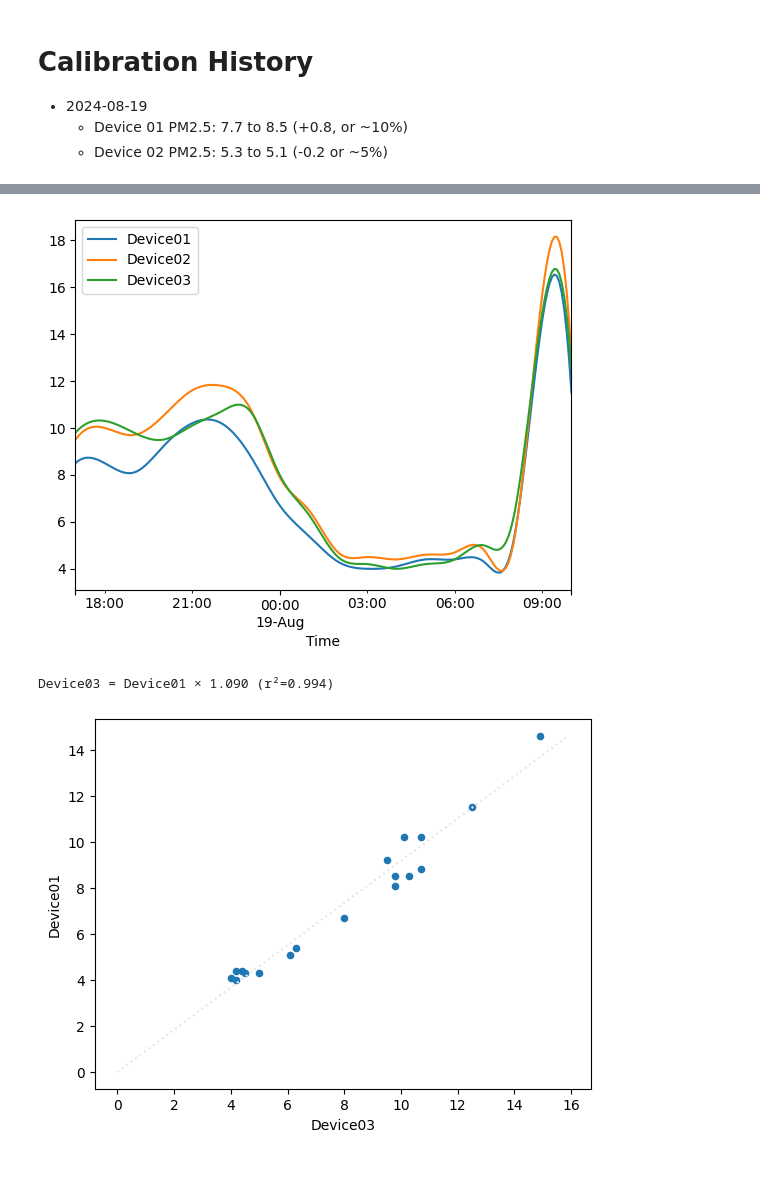
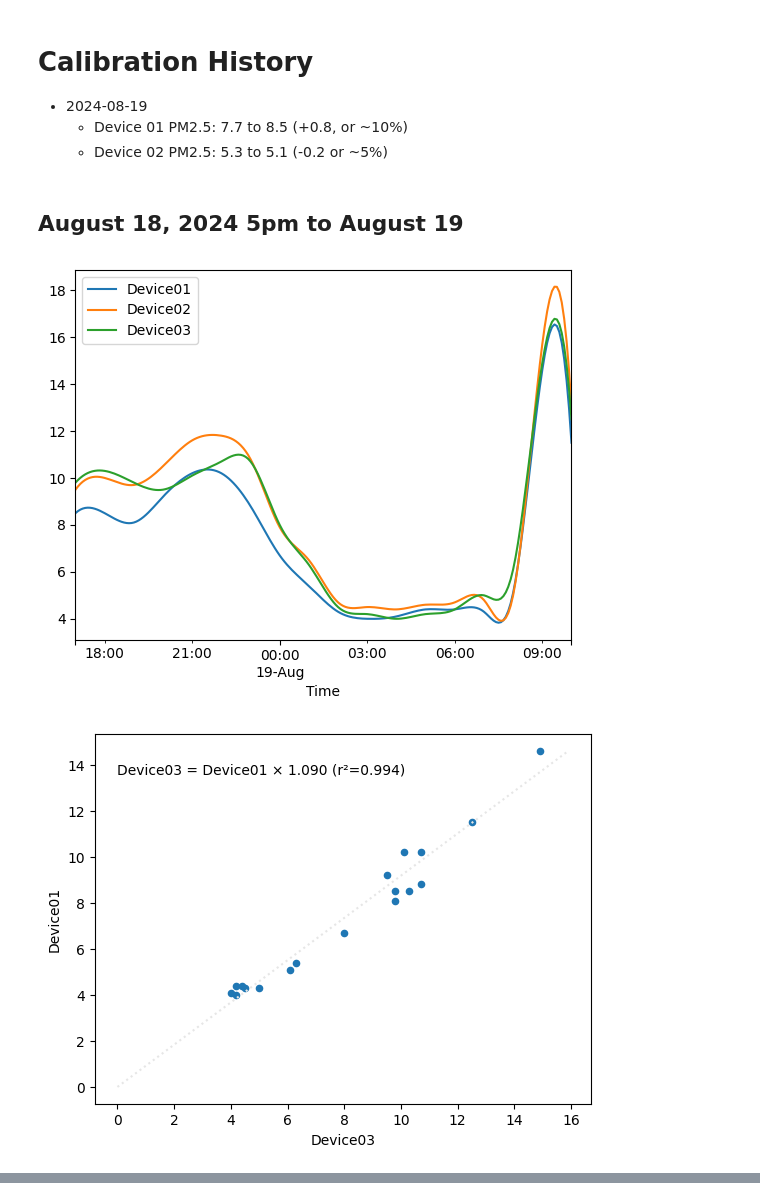
Before and after one commit to jackgene/trellis-aq, a Jupyter notebook: Sensor Calibration.ipynb, the cells around one changed output, grey strips where cells are left out. Drawn from its saved outputs; the diff is of its cells as text; code cells hidden in the pictures; blank space fills up the shorter version.

```diff
--- a/Sensor Calibration.ipynb
+++ b/Sensor Calibration.ipynb
@@ -12,19 +12,27 @@ from datetime import datetime, timedelta
 from functools import reduce
 from scipy.interpolate import interp1d
 # %%
-start_incl = datetime.fromisoformat("2024-08-18T17:00:00+08.00")
-end_excl = datetime.fromisoformat("2024-08-19T11:00:00+08.00")
-times = [start_incl + timedelta(hours=h) for h in range(int((end_excl - start_incl).total_seconds() / 60 / 60))]
-
 def calculate_adjustment(df: pd.DataFrame, dst: str, src: str):
     regression = sm.ols(formula=f"{dst} ~ {src} -1", data=df).fit()
     coefficient = regression.params.values[0]
     max_src = df[src].max()
-    print(f"{dst} = {src} × {coefficient:.3f} (r²={regression.rsquared:.3f})")
     ax = df.plot.scatter(dst, src)
     ax.plot([0, max_src * coefficient], [0, max_src], color="0.9", linestyle="dotted")
+    ax.text(x=0, y =max_src - 1, s=f"{dst} = {src} × {coefficient:.3f} (r²={regression.rsquared:.3f})")
 # %%
 %run "Common.ipynb"
+# %% [markdown]
+## August 18, 2024 5pm to August 19
 # %%
+start_incl = datetime.datetime.fromisoformat("2024-08-18T17:00:00+08.00")
+end_excl = datetime.datetime.fromisoformat("2024-08-19T11:00:00+08.00")
+times = [start_incl + datetime.timedelta(hours=h) for h in range(int((end_excl - start_incl).total_seconds() / 60 / 60))]
 dfs = [grp.reset_index(level=0, drop=True).rename(columns={"PM2.5(ug/m³)": f"Device{dev}"}) for dev, grp in df.loc[(slice(None), times), ["PM2.5(ug/m³)"]].groupby(level=0)]
 pivoted_df = reduce(lambda l, r: l.join(r), dfs)
+
+_ = pivoted_df.resample("5min").interpolate(method="cubic").plot()
+calculate_adjustment(pivoted_df, "Device03", "Device01")
+calculate_adjustment(pivoted_df, "Device03", "Device02")
+# %% [output]
+[figure, added]
+[figure, added]
@@ -31,9 +39,0 @@ pivoted_df = reduce(lambda l, r: l.join(r), dfs)
-# %%
-_ = pivoted_df.resample("5min").interpolate(method="cubic").plot()
-# %% [output]
-[figure, removed]
-# %%
-calculate_adjustment(pivoted_df, "Device03", "Device01")
-# %% [output]
-Device03 = Device01 × 1.090 (r²=0.994)
-[figure, removed]
```
Also changed, not shown: parts of 3 cells of this notebook.
